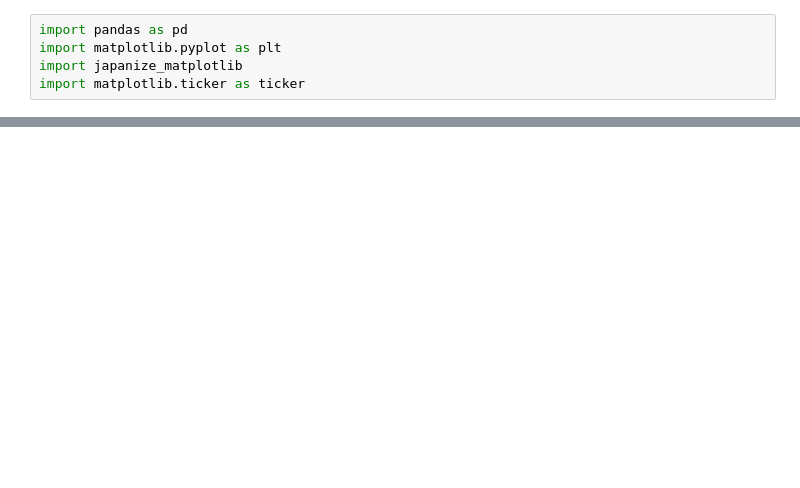
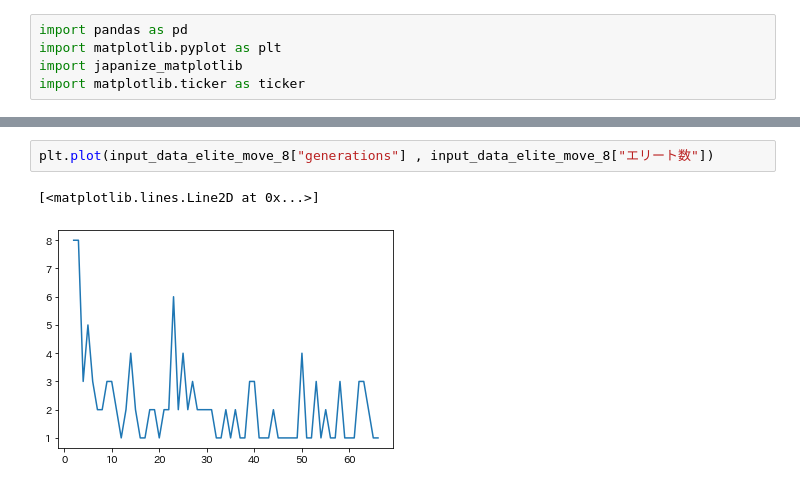
Before and after one commit to takutoooooooo/car-evolve.proj, a Jupyter notebook: for_analysis/analysis_elite_move.ipynb, the cells around one changed output, grey strips where cells are left out. Saved outputs shown, nothing was run; the diff lists cells and outputs as text; blank space fills up the shorter version.

```diff
--- a/for_analysis/analysis_elite_move.ipynb
+++ b/for_analysis/analysis_elite_move.ipynb
@@ -22,3 +22,8 @@ plt.gca().get_xaxis().set_major_locator(ticker.MaxNLocator(integer=True))
+# %%
+plt.plot(input_data_elite_move_8["generations"] , input_data_elite_move_8["エリート数"])
+# %% [output]
+[<matplotlib.lines.Line2D at 0x...>]
+[figure, added]
 # %%
 plt.plot(input_data_elite_move_16["generations"], input_data_elite_move_16[" 最高距離"], label = "動的エリート16")
 plt.plot(input_data_elite16["generations"], input_data_elite16[" 最高距離"], label = "静的エリート16")
```
Also changed, not shown: parts of 7 cells of this notebook, 1 other file.
